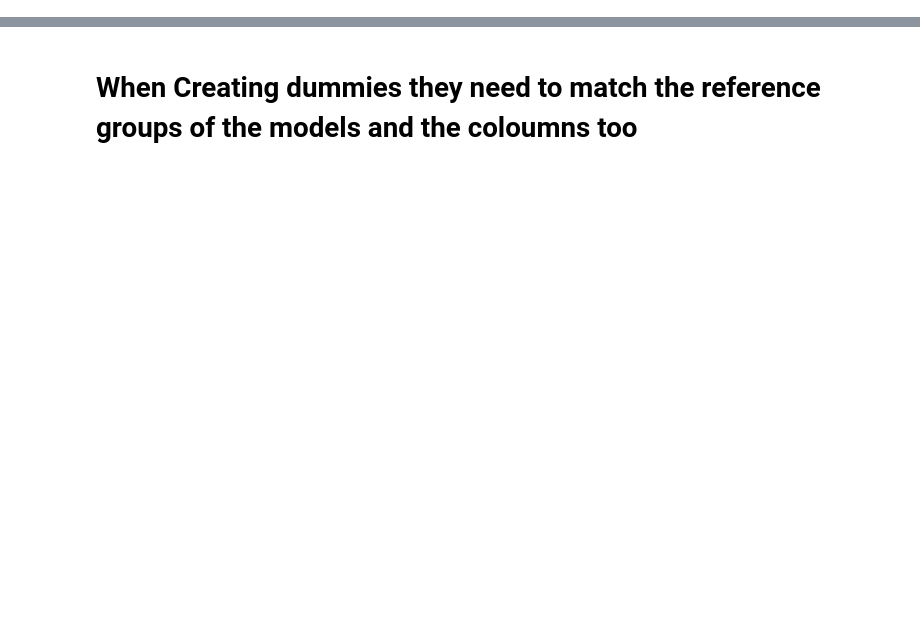
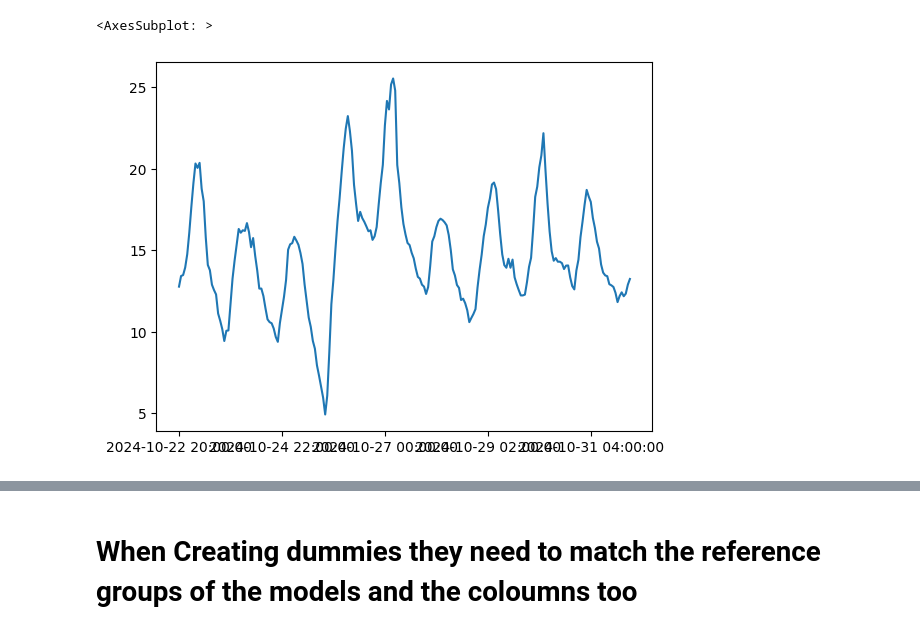
Before and after one commit to ymb287/HSG_BA_and_DS_Applications, a Jupyter notebook: streamlit/test_api.ipynb, the cells around one changed output, grey strips where cells are left out. Cells and saved outputs as stored; diff of their text form; code cells hidden in the pictures; blank space fills up the shorter version.

```diff
--- a/streamlit/test_api.ipynb
+++ b/streamlit/test_api.ipynb
@@ -22,0 +56,10 @@ df.head(2)
+# %%
+# Load Novemebr Data
+import pandas as pd
+pedestriants = pd.read_csv('..\\data\\processed\\final_df.csv', index_col=0)
+
+# Plot the last 5 days
+pedestriants['temp'].tail(220).plot()
+# %% [output]
+<AxesSubplot: >
+[figure, added]
```
Also changed, not shown: parts of 12 cells of this notebook, 2 other files.
